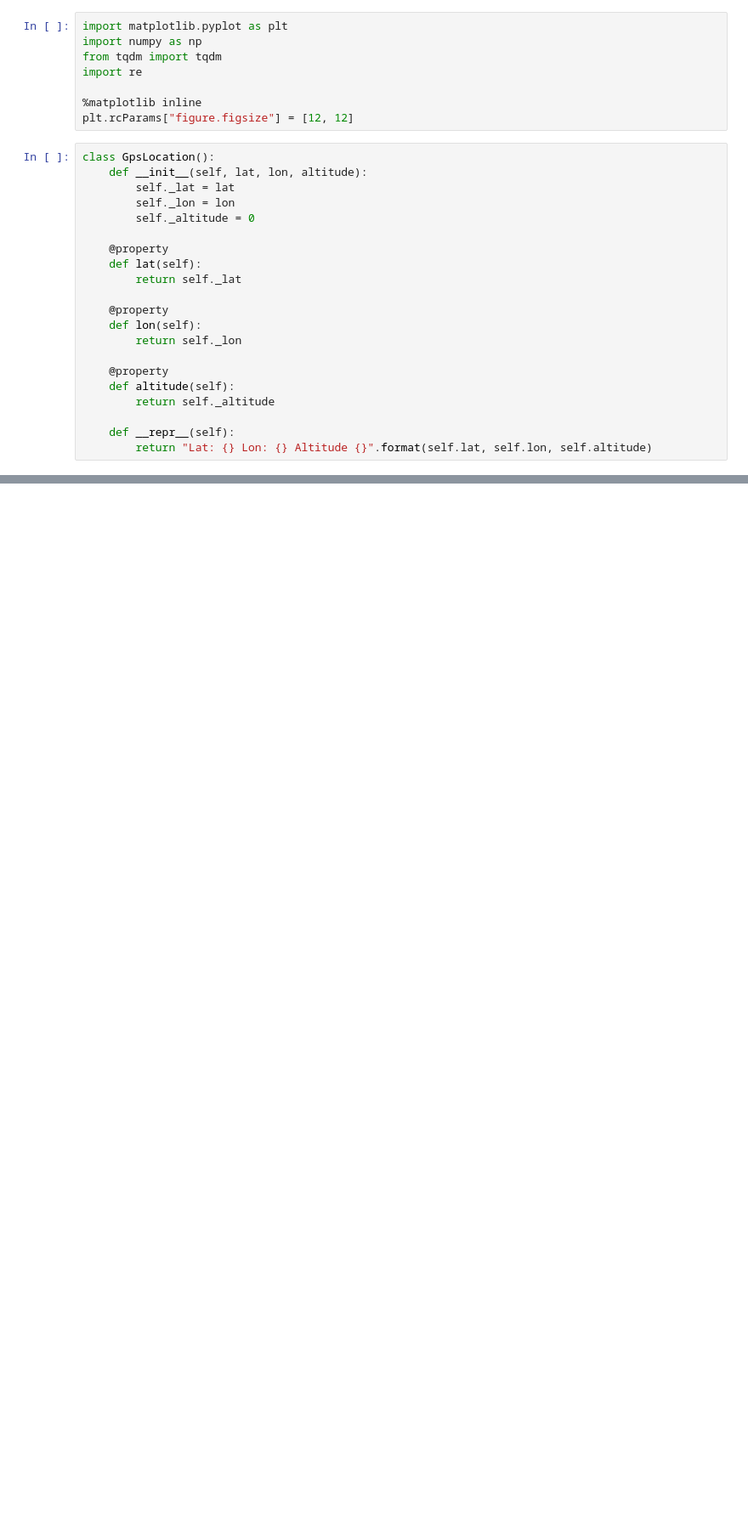
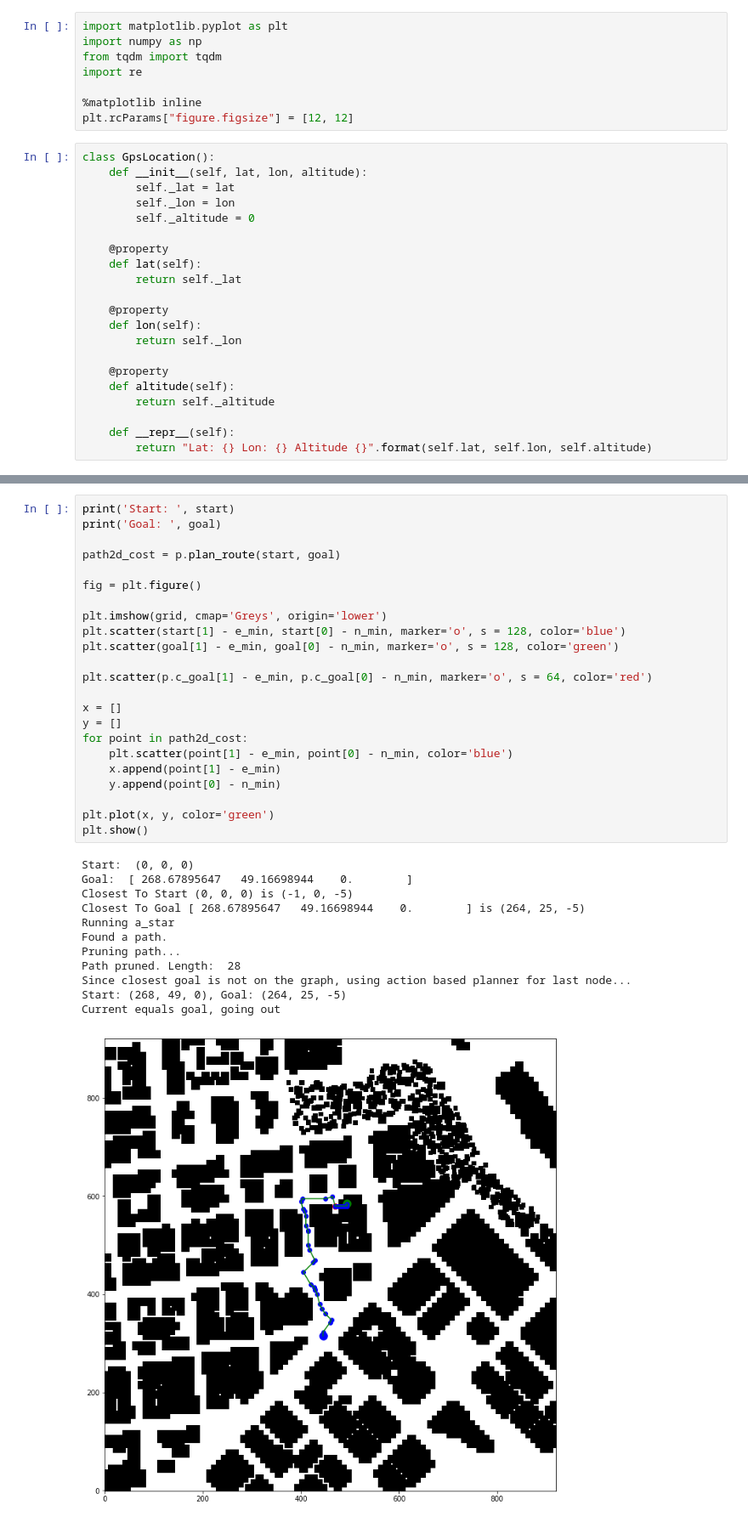
Before and after one commit to drganjoo/FCND-Motion-Planning, a Jupyter notebook: testing.ipynb, the cells around one changed output, grey strips where cells are left out. Shown at 85% size. Saved outputs shown, nothing was run; the diff lists cells and outputs as text; blank space fills up the shorter version.

```diff
--- a/testing.ipynb
+++ b/testing.ipynb
@@ -275,0 +94,36 @@ print((x[0] ** 2 + x[1] ** 2) ** 0.5)
+# %%
+print('Start: ', start)
+print('Goal: ', goal)
+
+path2d_cost = p.plan_route(start, goal)
+
+fig = plt.figure()
+
+plt.imshow(grid, cmap='Greys', origin='lower')
+plt.scatter(start[1] - e_min, start[0] - n_min, marker='o', s = 128, color='blue')
+plt.scatter(goal[1] - e_min, goal[0] - n_min, marker='o', s = 128, color='green')
+
+plt.scatter(p.c_goal[1] - e_min, p.c_goal[0] - n_min, marker='o', s = 64, color='red')
+
+x = []
+y = []
+for point in path2d_cost:
+    plt.scatter(point[1] - e_min, point[0] - n_min, color='blue')
+    x.append(point[1] - e_min)
+    y.append(point[0] - n_min)
+
+plt.plot(x, y, color='green')
+plt.show()
+# %% [output]
+Start:  (0, 0, 0)
+Goal:  [ 268.67895647   49.16698944    0.        ]
+Closest To Start (0, 0, 0) is (-1, 0, -5)
+Closest To Goal [ 268.67895647   49.16698944    0.        ] is (264, 25, -5)
+Running a_star
+Found a path.
+Pruning path...
+Path pruned. Length:  28
+Since closest goal is not on the graph, using action based planner for last node...
+Start: (268, 49, 0), Goal: (264, 25, -5)
+Current equals goal, going out
+[figure, added]
```
Also changed, not shown: parts of 24 cells of this notebook, 5 other files.
